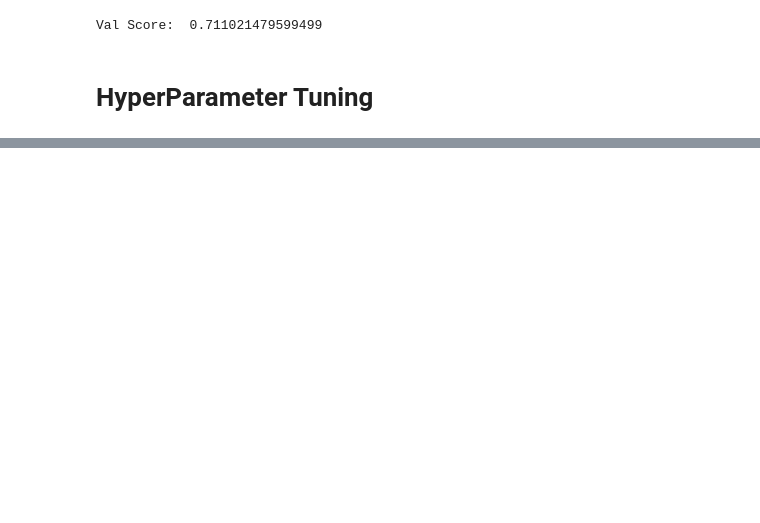
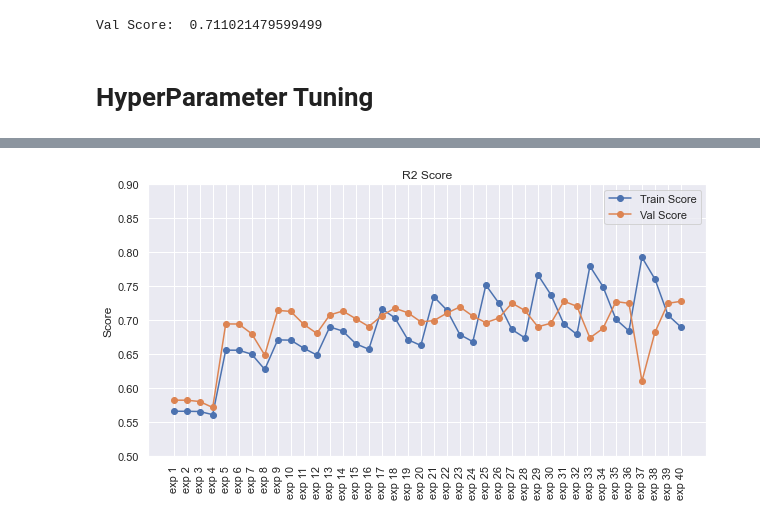
Before and after one commit to JIPiration/web-deploy-tutorials, a Jupyter notebook: house-price-prediction/Regression_Project.ipynb, the cells around one changed output, grey strips where cells are left out. Cells and saved outputs as stored; diff of their text form; code cells hidden in the pictures; blank space fills up the shorter version.

```diff
--- a/house-price-prediction/Regression_Project.ipynb
+++ b/house-price-prediction/Regression_Project.ipynb
@@ -149,5 +145,5 @@ Train score:  0.6715537733322601
 # %%
-val_score = model.score(X_val_scaled, Y_val)
+val_score = model.score(X_val_scaled,y_val)
 print("Val Score: ",val_score)
 # %% [output]
 Val Score:  0.711021479599499
@@ -160,5 +156,6 @@ params['alpha'] = [0.01, 0.1, 10, 50]
 # %%
-def fit(X_train_scaled, Y_train, X_val_scaled, Y_val, degree, alpha, grid_search=False, exp_name=None):
+
+def fit(X_train_scaled,y_train,X_val_scaled,y_val,degree,alpha,grid_search=False,exp_name=None):
     poly = PolynomialFeatures(degree)
     X_train_poly = poly.fit_transform(X_train)
     X_val_poly = poly.transform(X_val)
@@ -169,29 +166,29 @@ def fit(X_train_scaled, Y_train, X_val_scaled, Y_val, degree, alpha, grid_search
     X_val_scaled = sc.transform(X_val_poly)
 
     model = Ridge(alpha)
-    model.fit(X_train_scaled, Y_train)
+    model.fit(X_train_scaled,y_train)
 
-    train_score = model.score(X_train_scaled, Y_train)
-    val_score = model.score(X_val_scaled, Y_val)
+    train_score = model.score(X_train_scaled,y_train)
+    val_score = model.score(X_val_scaled,y_val)
 
     if grid_search:
         scores = [exp_name, degree, alpha, train_score, val_score]
+        return scores
     else:
         print('Train Score: ',train_score)
         print('Val Score: ',val_score)
         return model,poly,sc
 # %%
-from tqdm import tqdm
+from tqdm.notebook import tqdm
 
-result = []
+result=[]
 exp_id = 1
-
 for i in tqdm(range(len(params['degrees']))):
     degree = params['degrees'][i]
     for j in range(len(params['alpha'])):
         alpha = params['alpha'][j]
-        exp_name = 'exp '+str(exp_id)
-        exp_id += 1
-        result.append(fit(X_train_scaled, Y_train, X_val_scaled, Y_val, degree, alpha, grid_search=True, exp_name=exp_name))
+        exp_name='exp '+str(exp_id)
+        exp_id+=1
+        result.append(fit(X_train_scaled,y_train,X_val_scaled,y_val,degree,alpha,grid_search=True,exp_name=exp_name))
 result
 # %% [output]
@@ -214,0 +212,3 @@ result
+# %%
+result_df = pd.DataFrame(result, columns=['Experiment_id', 'Degree', 'Alpha', 'Train Score', 'Val Score'])
+result_df
@@ -214,0 +233,12 @@ result
+# %%
+plt.figure(figsize=(10, 5))
+plt.title("R2 Score")
+plt.plot(result_df['Train Score'], marker='o', label='Train Score')
+plt.plot(result_df['Val Score'], marker='o', label='Val Score')
+plt.xticks(list(range(len(result_df))), result_df['Experiment_id'], rotation=90)
+plt.ylabel('Score')
+plt.ylim((0.5, 0.9))
+plt.legend()
+plt.show()
+# %% [output]
+[figure, added]
```
Also changed, not shown: parts of 25 cells of this notebook.
